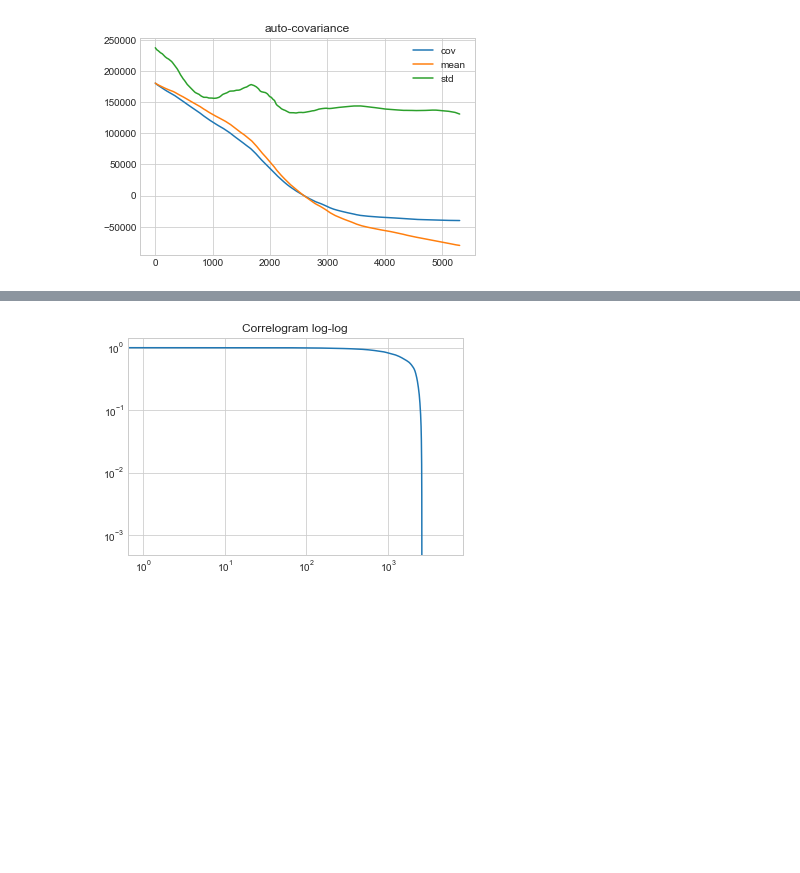
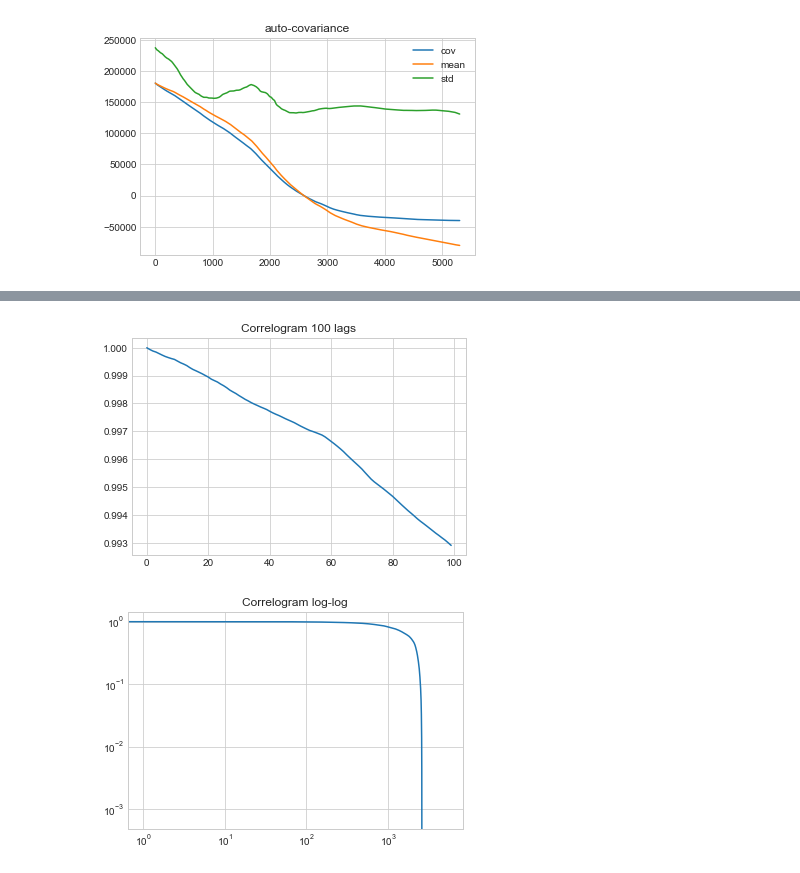
Before and after one commit to amor71/time-series-analysis, a Jupyter notebook: analyzers/stationary autocorrelation.ipynb, the cells around one changed output, grey strips where cells are left out. Drawn from its saved outputs; the diff is of its cells as text; code cells hidden in the pictures; blank space fills up the shorter version.

```diff
--- a/analyzers/stationary autocorrelation.ipynb
+++ b/analyzers/stationary autocorrelation.ipynb
@@ -84,4 +85,10 @@ print(acfs)
 [1.0, 0.9999358635831622, 0.9998814236728852, 0.9998441886387941, 0.9997904575984319, 0.9997361037033926, 0.9996862743521997, 0.9996470298823846, 0.9996114899387668, 0.9995807687196686]
+# %%
+plt.title("Correlogram 100 lags")
+plt.plot(range(0, min(100, len(acfs))), acfs )
+plt.show()
+# %% [output]
+[figure, added]
 # %%
 plt.title("Correlogram log-log")
 plt.xscale("log")
```
Also changed, not shown: parts of 2 cells of this notebook.
